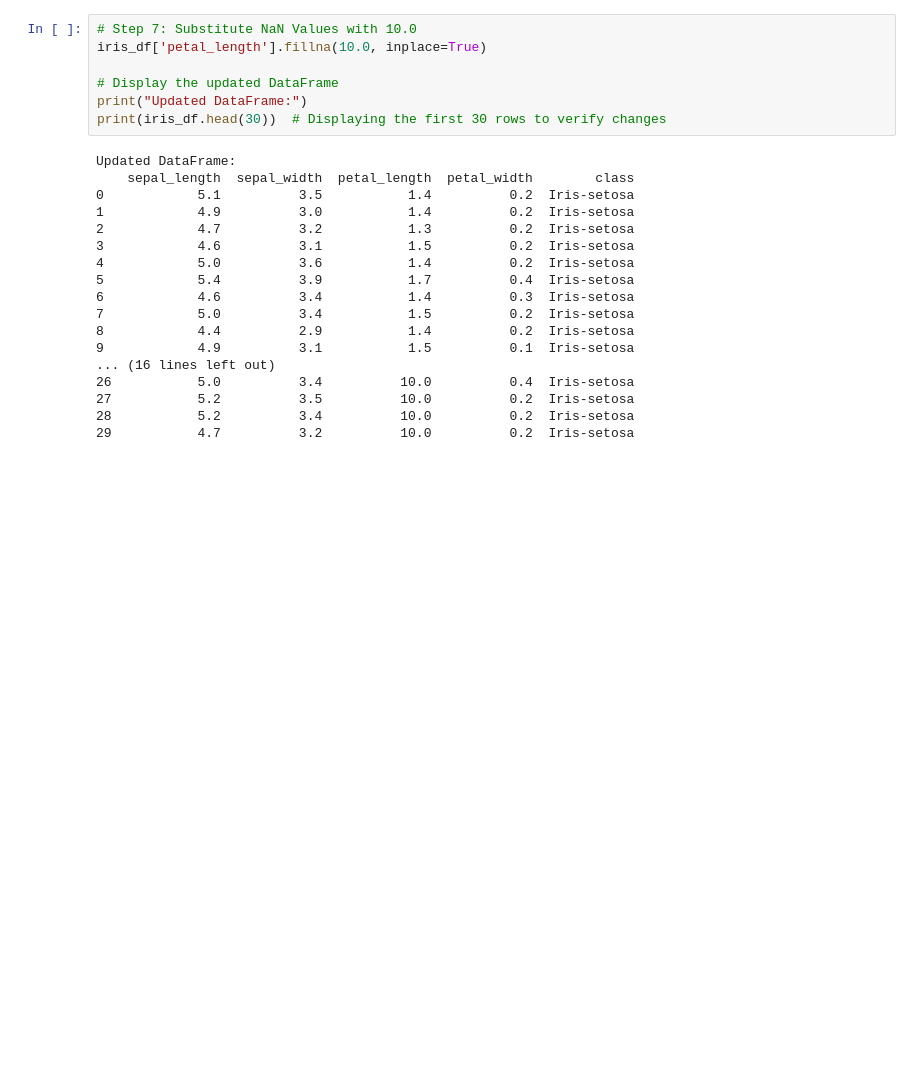
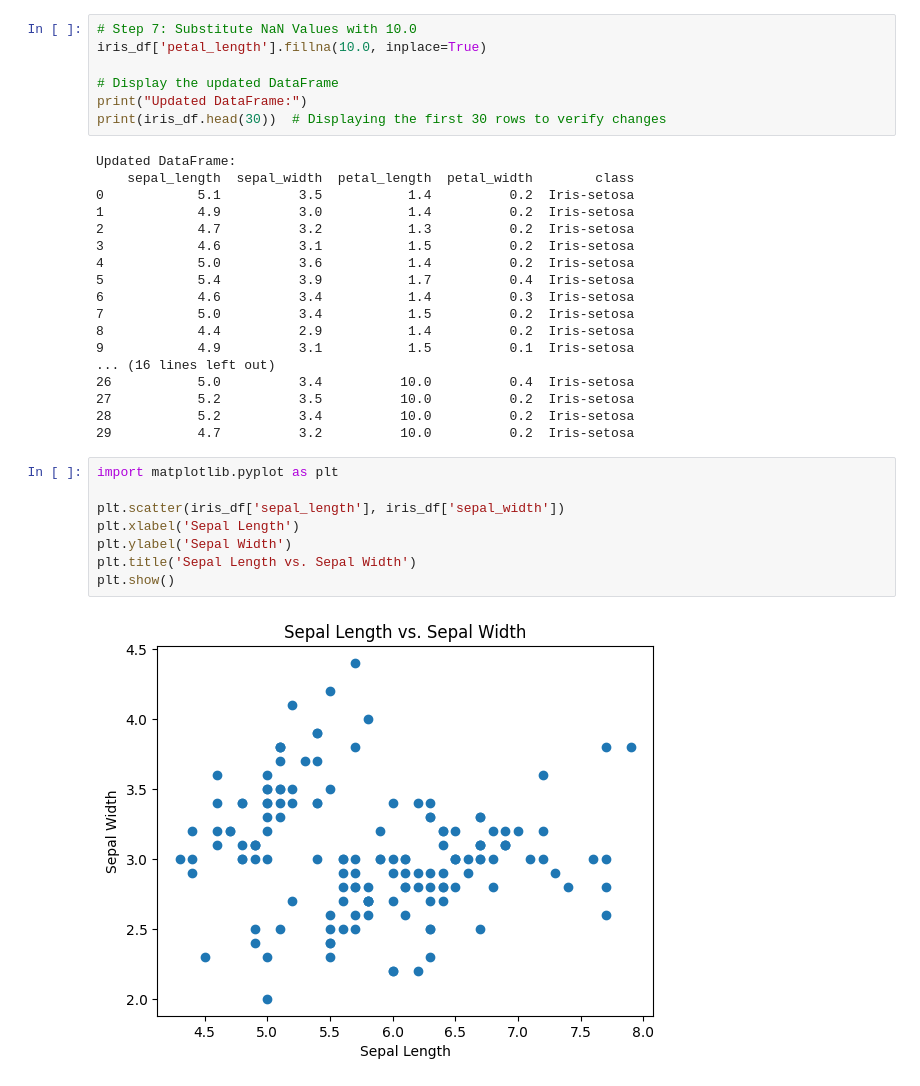
Before and after one commit to mellow-steps/S576J-Graduate-Certificate-Of-Data-Analytics, a Jupyter notebook: PassTask2_1.ipynb, the cells around one changed output. Drawn from its saved outputs; the diff is of its cells as text; blank space fills up the shorter version.

```diff
--- a/PassTask2_1.ipynb
+++ b/PassTask2_1.ipynb
@@ -127,3 +127,13 @@ Updated DataFrame:
 27           5.2          3.5          10.0          0.2  Iris-setosa
 28           5.2          3.4          10.0          0.2  Iris-setosa
 29           4.7          3.2          10.0          0.2  Iris-setosa
+# %%
+import matplotlib.pyplot as plt
+
+plt.scatter(iris_df['sepal_length'], iris_df['sepal_width'])
+plt.xlabel('Sepal Length')
+plt.ylabel('Sepal Width')
+plt.title('Sepal Length vs. Sepal Width')
+plt.show()
+# %% [output]
+[figure, added]
```
Also changed, not shown: parts of 1 cell of this notebook.
